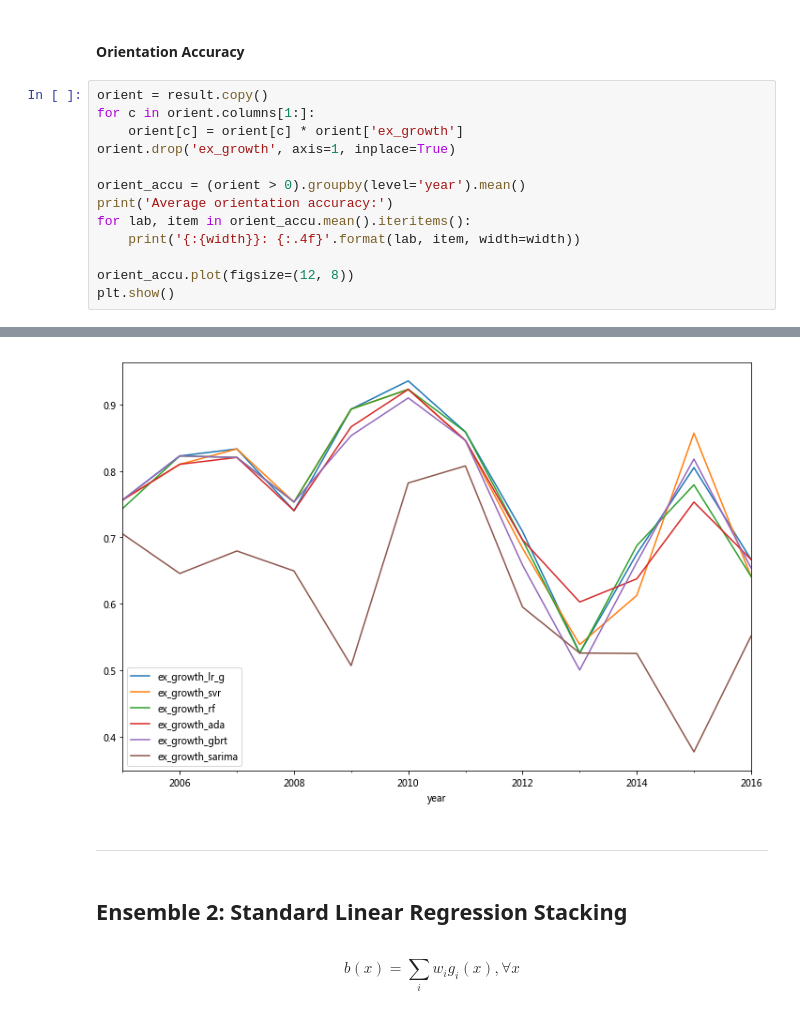
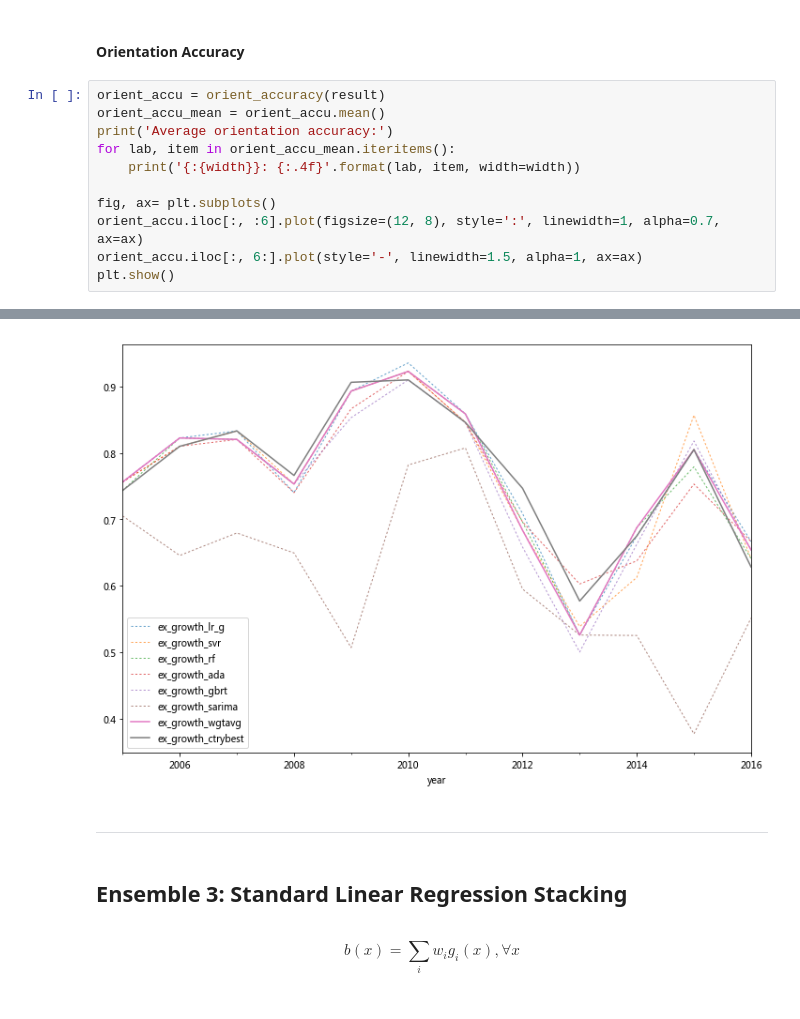
Before and after one commit to lincht/TradeModel, a Jupyter notebook: model/growth_pred.ipynb, the cells around one changed output, grey strips where cells are left out. Drawn from its saved outputs; the diff is of its cells as text.

```diff
--- a/model/growth_pred.ipynb
+++ b/model/growth_pred.ipynb
@@ -1391,17 +1456,15 @@ max         53.156799         96.082592
 # %% [markdown]
 #### Orientation Accuracy
 # %%
-orient = result.copy()
-for c in orient.columns[1:]:
-    orient[c] = orient[c] * orient['ex_growth']
-orient.drop('ex_growth', axis=1, inplace=True)
-
-orient_accu = (orient > 0).groupby(level='year').mean()
+orient_accu = orient_accuracy(result)
+orient_accu_mean = orient_accu.mean()
 print('Average orientation accuracy:')
-for lab, item in orient_accu.mean().iteritems():
+for lab, item in orient_accu_mean.iteritems():
     print('{:{width}}: {:.4f}'.format(lab, item, width=width))
 
-orient_accu.plot(figsize=(12, 8))
+fig, ax= plt.subplots()
+orient_accu.iloc[:, :6].plot(figsize=(12, 8), style=':', linewidth=1, alpha=0.7, ax=ax)
+orient_accu.iloc[:, 6:].plot(style='-', linewidth=1.5, alpha=1, ax=ax)
 plt.show()
 # %% [output]
 Average orientation accuracy:
@@ -1414,8 +1479,8 @@ ex_growth_sarima: 0.6125
-[figure, old version]
+[figure, new version]
 # %% [markdown]
 ---
 # %% [markdown]
-## Ensemble 2: Standard Linear Regression Stacking
+## Ensemble 3: Standard Linear Regression Stacking
 # %% [markdown]
 $$b(x) = \sum_i w_i g_i(x),\forall x$$
 # %% [markdown]
```
Also changed, not shown: parts of 6 cells of this notebook.
